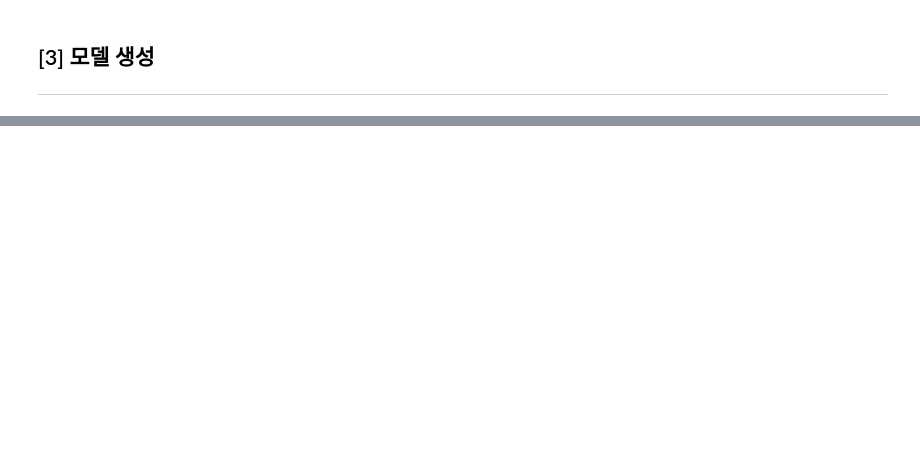
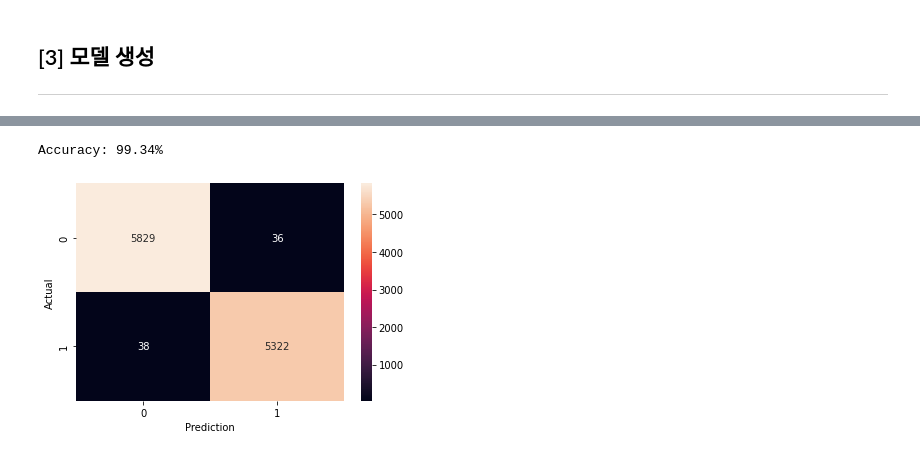
Before and after one commit to MINSU-S/test, a Jupyter notebook: 13th_miniProject_fakeNews.ipynb, the cells around one changed output, grey strips where cells are left out. Drawn from its saved outputs; the diff is of its cells as text; code cells hidden in the pictures; blank space fills up the shorter version.

```diff
--- a/13th_miniProject_fakeNews.ipynb
+++ b/13th_miniProject_fakeNews.ipynb
@@ -337,0 +507,26 @@ NameError: ignored
+# %%
+# train, test 데이터 분리
+x_train, x_test, y_train, y_test = train_test_split(data, target, random_state = 42)
+# %%
+tfidf = TfidfVectorizer(stop_words='english', max_df=0.7)
+x_train_pac = tfidf.fit_transform(x_train)
+x_test_pac = tfidf.transform(x_test)
+# %%
+# pac
+
+# PAC 모델 구축
+pac = PassiveAggressiveClassifier(max_iter = 50)
+pac.fit(x_train_pac, y_train.values.ravel())
+
+# 예측 점수
+y_pred_pac= pac.predict(x_test_pac)
+score_pac = accuracy_score(y_test, y_pred_pac)
+print(f'Accuracy: {round(score_pac*100, 2)}%')
+
+# 혼동행렬
+ax = sns.heatmap(confusion_matrix(y_test,y_pred_pac), annot=True, fmt="d")
+ax.set(xlabel='Prediction', ylabel='Actual')
+plt.show()
+# %% [output]
+Accuracy: 99.34%
+[figure, added]
```
Also changed, not shown: parts of 38 cells of this notebook.
